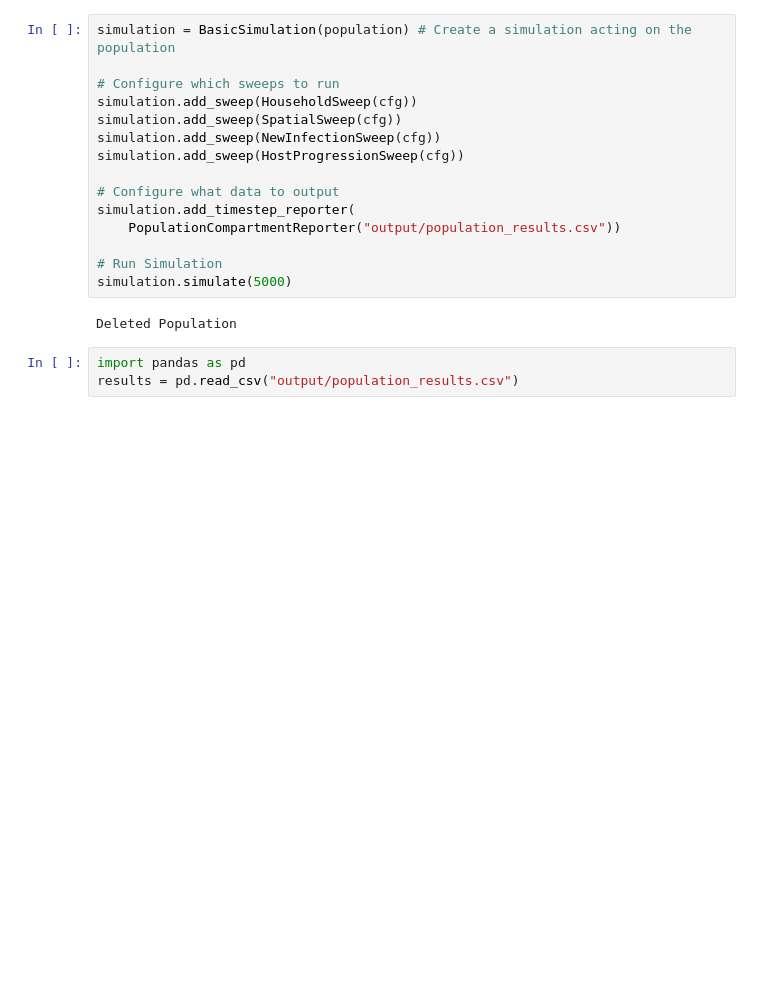
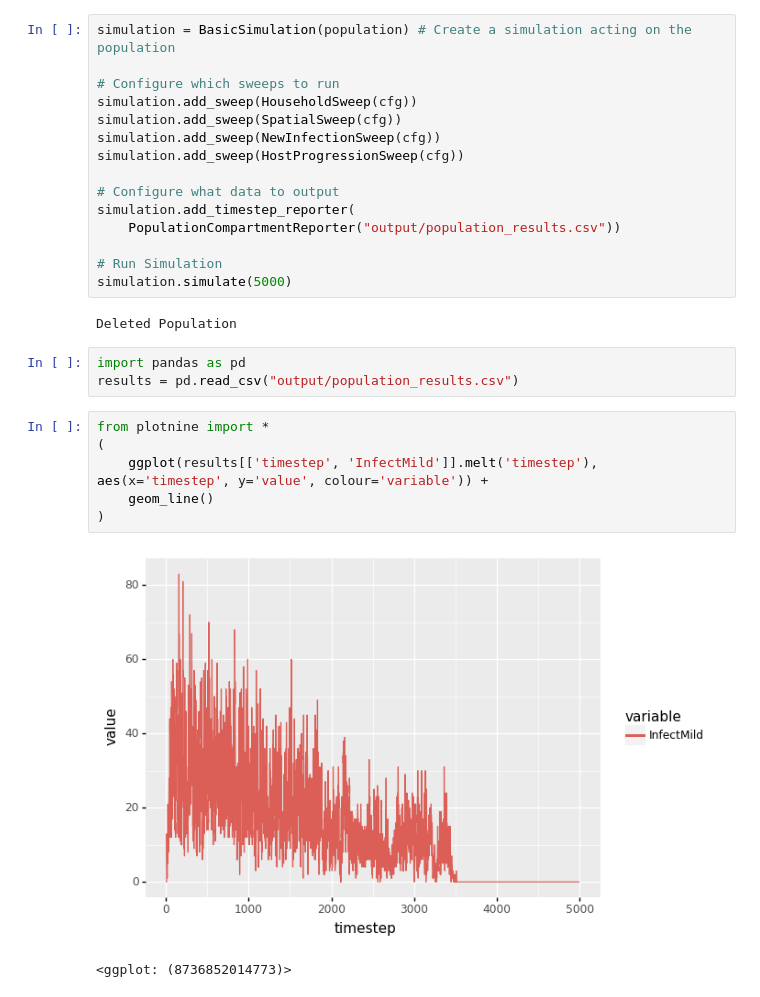
Before and after one commit to SABS-R3-Epidemiology/epiabm, a Jupyter notebook: python_examples/cEpiabm_example/simulation.ipynb, the cells around one changed output. Drawn from its saved outputs; the diff is of its cells as text; blank space fills up the shorter version.

```diff
--- a/python_examples/cEpiabm_example/simulation.ipynb
+++ b/python_examples/cEpiabm_example/simulation.ipynb
@@ -45,6 +45,15 @@ Deleted Population
 # %%
 import pandas as pd
 results = pd.read_csv("output/population_results.csv")
+# %%
+from plotnine import *
+(
+    ggplot(results[['timestep', 'InfectMild']].melt('timestep'), aes(x='timestep', y='value', colour='variable')) +
+    geom_line()
+)
+# %% [output]
+[figure, added]
+<ggplot: (8736852014773)>
 # %%
 from plotnine import *
 (
```
Also changed, not shown: parts of 2 cells of this notebook, 3 other files.
